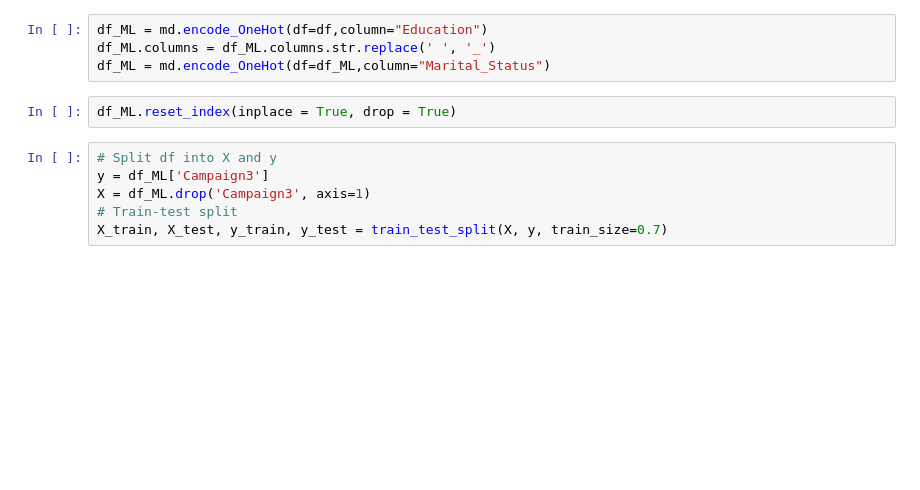
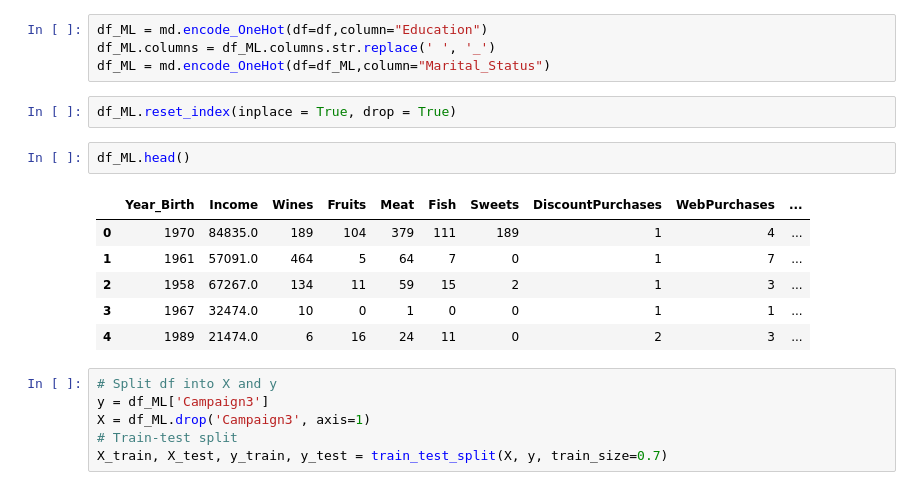
Before and after one commit to KapilDM/MarketingAnalytics_ML_Project, a Jupyter notebook: src/main.ipynb, the cells around one changed output. Saved outputs shown, nothing was run; the diff lists cells and outputs as text; blank space fills up the shorter version.

```diff
--- a/src/main.ipynb
+++ b/src/main.ipynb
@@ -168,6 +186,15 @@ df_ML.columns = df_ML.columns.str.replace(' ', '_')
 df_ML = md.encode_OneHot(df=df_ML,column="Marital_Status")
 # %%
 df_ML.reset_index(inplace = True, drop = True)
+# %%
+df_ML.head()
+# %% [output]
+|  | Year_Birth | Income | Wines | Fruits | Meat | Fish | Sweets | DiscountPurchases | WebPurchases | ... |
+| 0 | 1970 | 84835.0 | 189 | 104 | 379 | 111 | 189 | 1 | 4 | ... |
+| 1 | 1961 | 57091.0 | 464 | 5 | 64 | 7 | 0 | 1 | 7 | ... |
+| 2 | 1958 | 67267.0 | 134 | 11 | 59 | 15 | 2 | 1 | 3 | ... |
+| 3 | 1967 | 32474.0 | 10 | 0 | 1 | 0 | 0 | 1 | 1 | ... |
+| 4 | 1989 | 21474.0 | 6 | 16 | 24 | 11 | 0 | 2 | 3 | ... |
 # %%
 # Split df into X and y
 y = df_ML['Campaign3']
```
Also changed, not shown: parts of 15 cells of this notebook, 10 other files.
